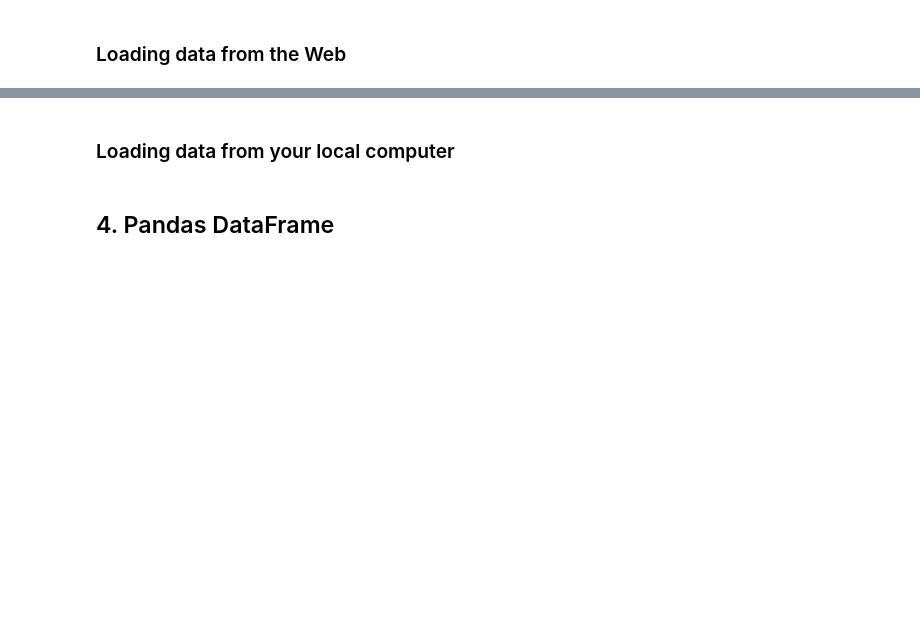
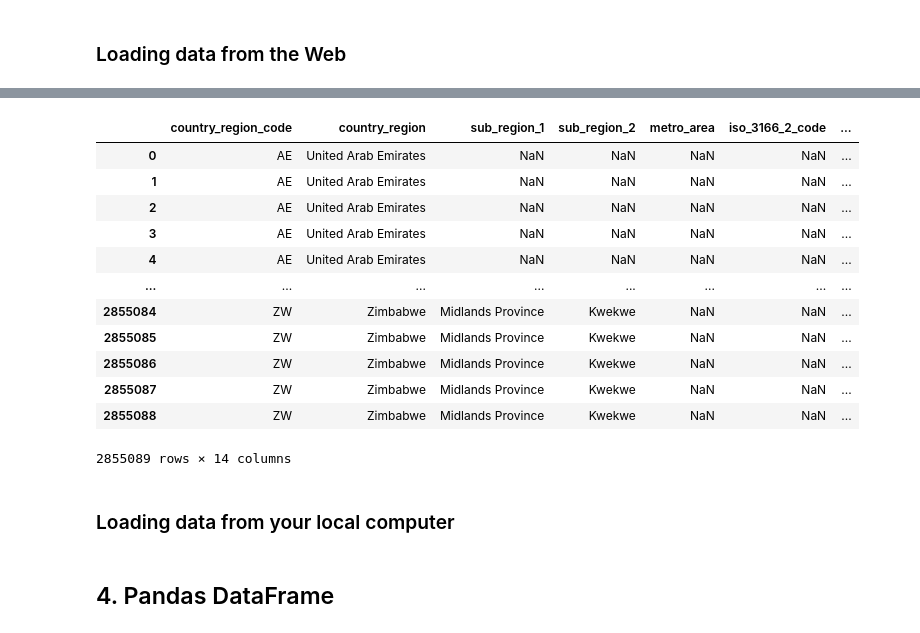
Before and after one commit to valdanchev/SC207, a Jupyter notebook: 3-4-pandas-workbook.ipynb, the cells around one changed output, grey strips where cells are left out. Saved outputs shown, nothing was run; the diff lists cells and outputs as text; code cells hidden in the pictures; blank space fills up the shorter version.

```diff
--- a/3-4-pandas-workbook.ipynb
+++ b/3-4-pandas-workbook.ipynb
@@ -55,3 +66,19 @@ For details, see [How do I read and write tabular data?](https://pandas.pydata.o
+# %%
+gcmr_df
+# %% [output]
+|  | country_region_code | country_region | sub_region_1 | sub_region_2 | metro_area | iso_3166_2_code | ... |
+| 0 | AE | United Arab Emirates | NaN | NaN | NaN | NaN | ... |
+| 1 | AE | United Arab Emirates | NaN | NaN | NaN | NaN | ... |
+| 2 | AE | United Arab Emirates | NaN | NaN | NaN | NaN | ... |
+| 3 | AE | United Arab Emirates | NaN | NaN | NaN | NaN | ... |
+| 4 | AE | United Arab Emirates | NaN | NaN | NaN | NaN | ... |
+| ... | ... | ... | ... | ... | ... | ... | ... |
+| 2855084 | ZW | Zimbabwe | Midlands Province | Kwekwe | NaN | NaN | ... |
+| 2855085 | ZW | Zimbabwe | Midlands Province | Kwekwe | NaN | NaN | ... |
+| 2855086 | ZW | Zimbabwe | Midlands Province | Kwekwe | NaN | NaN | ... |
+| 2855087 | ZW | Zimbabwe | Midlands Province | Kwekwe | NaN | NaN | ... |
+| 2855088 | ZW | Zimbabwe | Midlands Province | Kwekwe | NaN | NaN | ... |
+2855089 rows × 14 columns
 # %% [markdown]
 ### Loading data from your local computer
 # %%
```
Also changed, not shown: parts of 6 cells of this notebook.
